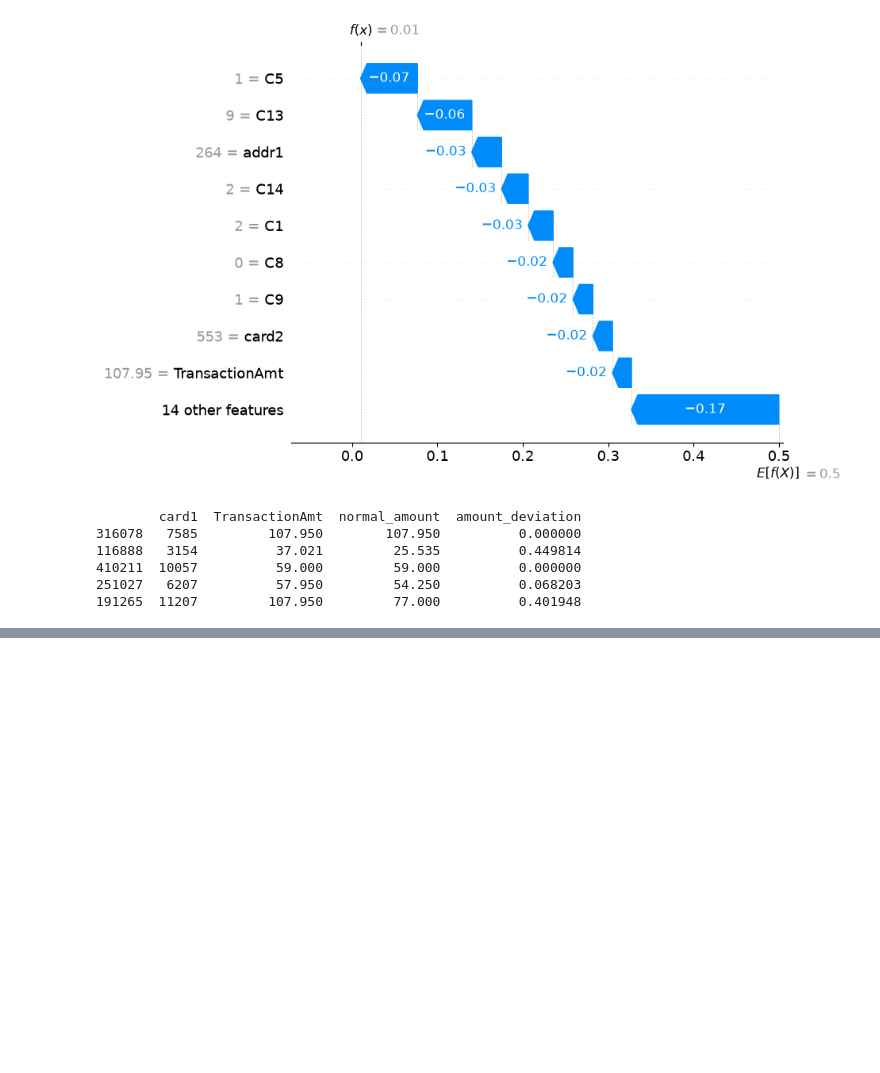
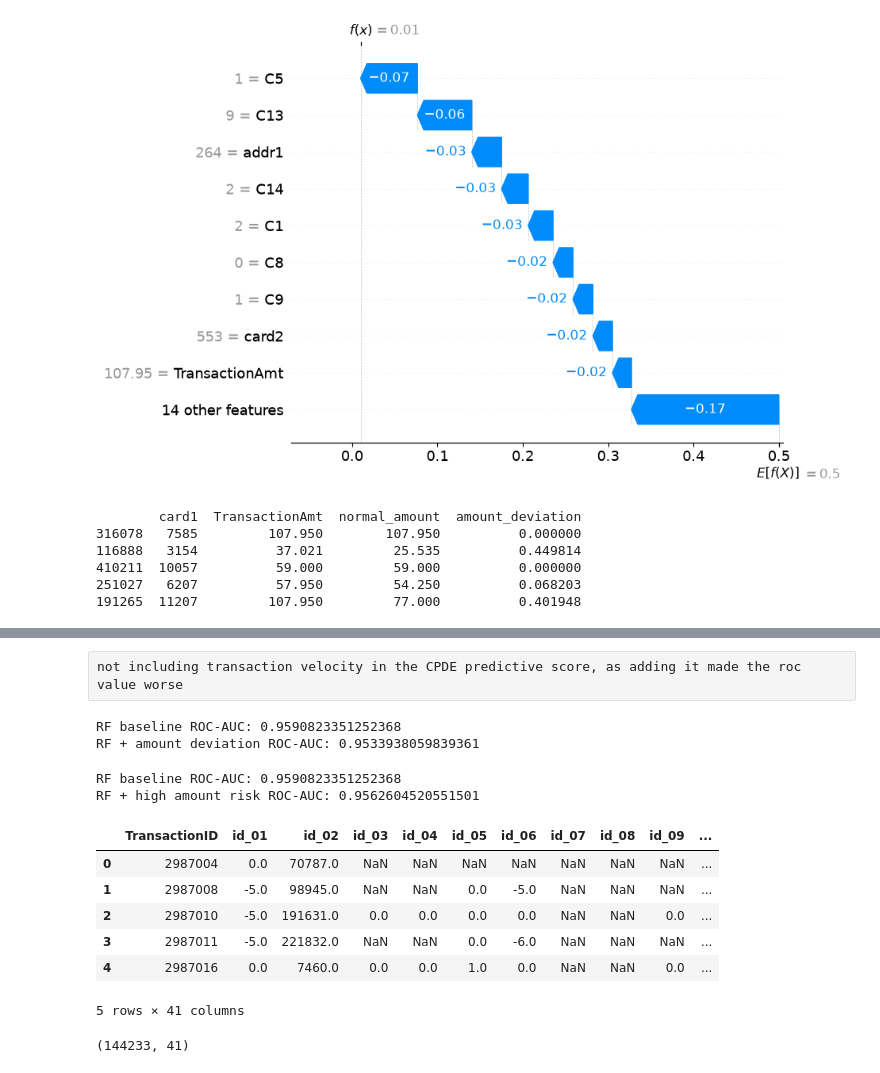
Before and after one commit to Sneha-0409/VeriPay, a Jupyter notebook: ieee-cisDataset.ipynb, the cells around one changed output, grey strips where cells are left out. Drawn from its saved outputs; the diff is of its cells as text; code cells hidden in the pictures; blank space fills up the shorter version.

Commit message:
Build CPDE prototype engine, pipeline evaluation, and dashboard

```diff
--- a/ieee-cisDataset.ipynb
+++ b/ieee-cisDataset.ipynb
@@ -882,0 +1736,36 @@ print(X_test_context[[
+# %% [raw]
+not including transaction velocity in the CPDE predictive score, as adding it made the roc value worse
+# %%
+#next checking: amount deviation, combined with the RF
+cpde_amount_score = (
+    0.9 * y_test_proba +
+    0.1 * (
+        X_test_context["amount_deviation"] /
+        X_test_context["amount_deviation"].quantile(0.95)
+    ).clip(0, 1)
+)
+
+amount_cpde_auc = roc_auc_score(
+    y_test,
+    cpde_amount_score
+)
+print("RF baseline ROC-AUC:", roc_auc_score(y_test, y_test_proba))
+print("RF + amount deviation ROC-AUC:", amount_cpde_auc)
+# %% [output]
+RF baseline ROC-AUC: 0.9590823351252368
+RF + amount deviation ROC-AUC: 0.9533938059839361
+# %%
+# next checking: high_amount_risk
+cpde_high_amount_score = (
+    0.9 * y_test_proba +
+    0.1 * X_test_context["high_amount_risk"]
+)
+high_amount_cpde_auc = roc_auc_score(
+    y_test,
+    cpde_high_amount_score
+)
+print("RF baseline ROC-AUC:", roc_auc_score(y_test, y_test_proba))
+print("RF + high amount risk ROC-AUC:", high_amount_cpde_auc)
+# %% [output]
+RF baseline ROC-AUC: 0.9590823351252368
+RF + high amount risk ROC-AUC: 0.9562604520551501
@@ -882,0 +1776,17 @@ print(X_test_context[[
+# %%
+import pandas as pd
+identity_df = pd.read_csv("train_identity.csv")
+# %%
+identity_df.head(5)
+# %% [output]
+|  | TransactionID | id_01 | id_02 | id_03 | id_04 | id_05 | id_06 | id_07 | id_08 | id_09 | ... |
+| 0 | 2987004 | 0.0 | 70787.0 | NaN | NaN | NaN | NaN | NaN | NaN | NaN | ... |
+| 1 | 2987008 | -5.0 | 98945.0 | NaN | NaN | 0.0 | -5.0 | NaN | NaN | NaN | ... |
+| 2 | 2987010 | -5.0 | 191631.0 | 0.0 | 0.0 | 0.0 | 0.0 | NaN | NaN | 0.0 | ... |
+| 3 | 2987011 | -5.0 | 221832.0 | NaN | NaN | 0.0 | -6.0 | NaN | NaN | NaN | ... |
+| 4 | 2987016 | 0.0 | 7460.0 | 0.0 | 0.0 | 1.0 | 0.0 | NaN | NaN | 0.0 | ... |
+5 rows × 41 columns
+# %%
+identity_df.shape
+# %% [output]
+(144233, 41)
```
Also changed, not shown: parts of 128 cells of this notebook, 59 other files.
